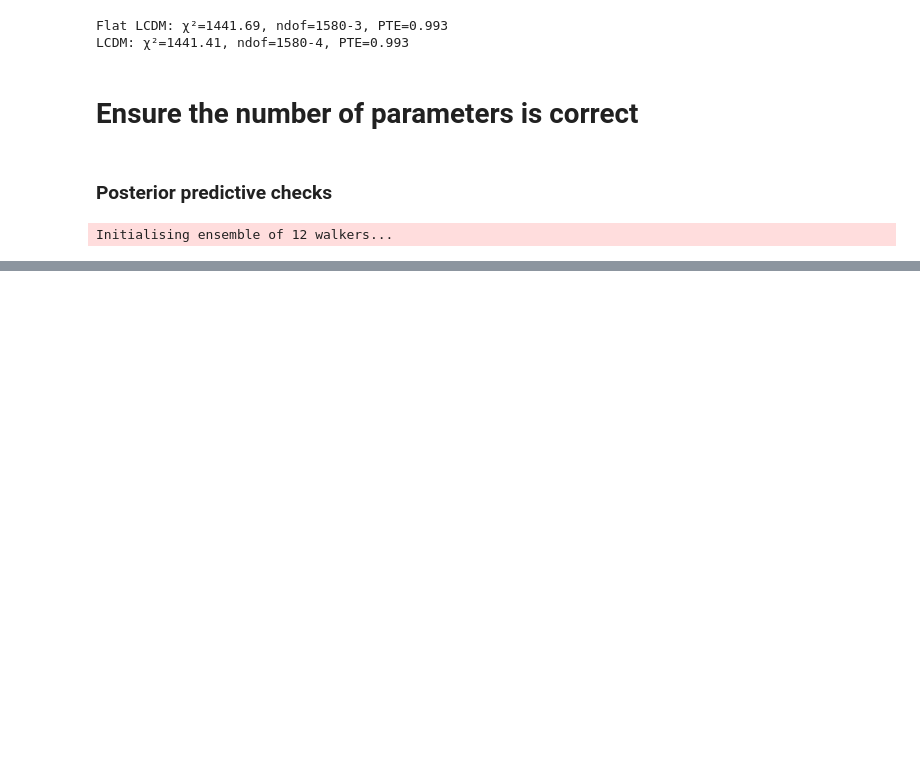
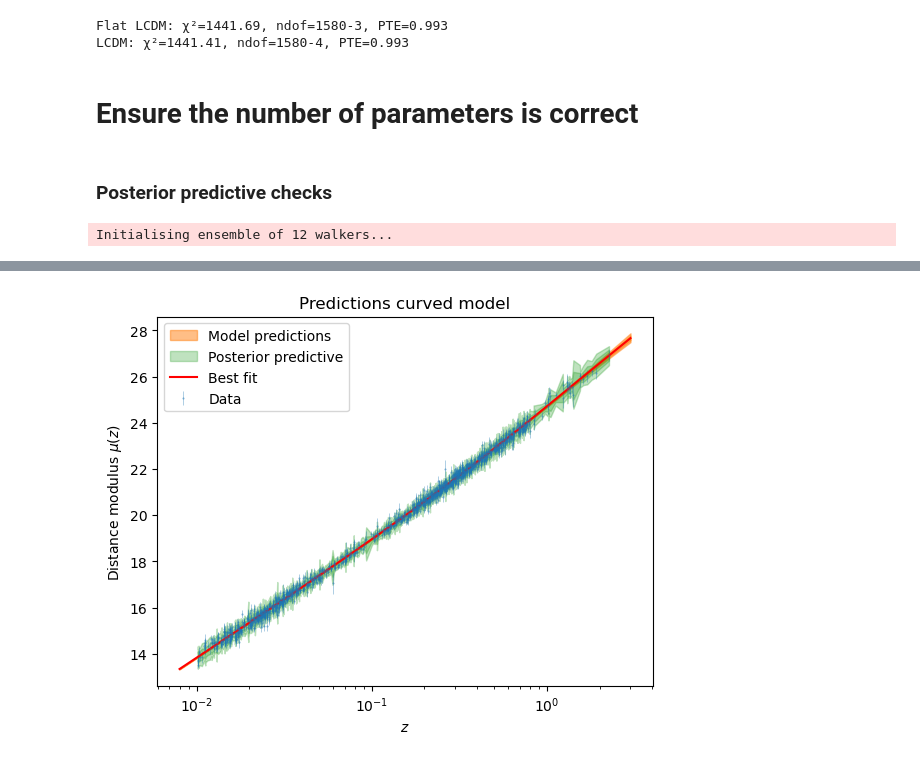
Before and after one commit to danschoe/bayes_stats, a Jupyter notebook: analysis.ipynb, the cells around one changed output, grey strips where cells are left out. Cells and saved outputs as stored; diff of their text form; code cells hidden in the pictures; blank space fills up the shorter version.

```diff
--- a/analysis.ipynb
+++ b/analysis.ipynb
@@ -525,0 +606,4 @@ TypeError: make_likelihood.<locals>.log_likelihood() takes 1 positional argument
+# %%
+generate_predictive_plots(model=LCDM_distance_modulus_model, chain=chain_lcdm, sample_from_likelihood=sample_from_likelihood_LCDM, MAP_estimates=theta_MAP_lcdm, plot_title="Predictions curved model")
+# %% [output]
+[figure, added]
```
Also changed, not shown: parts of 26 cells of this notebook, 1 other file.
